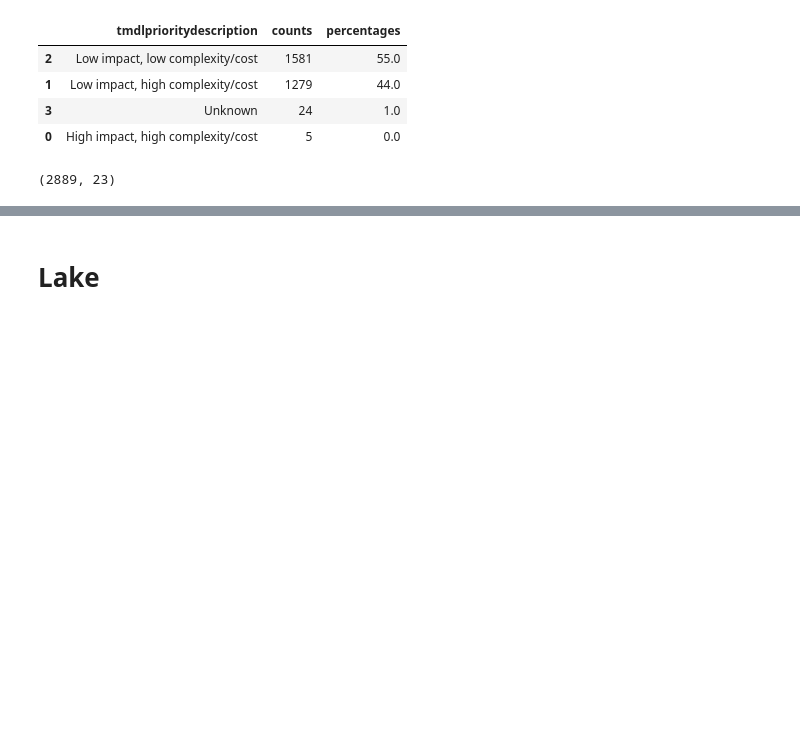
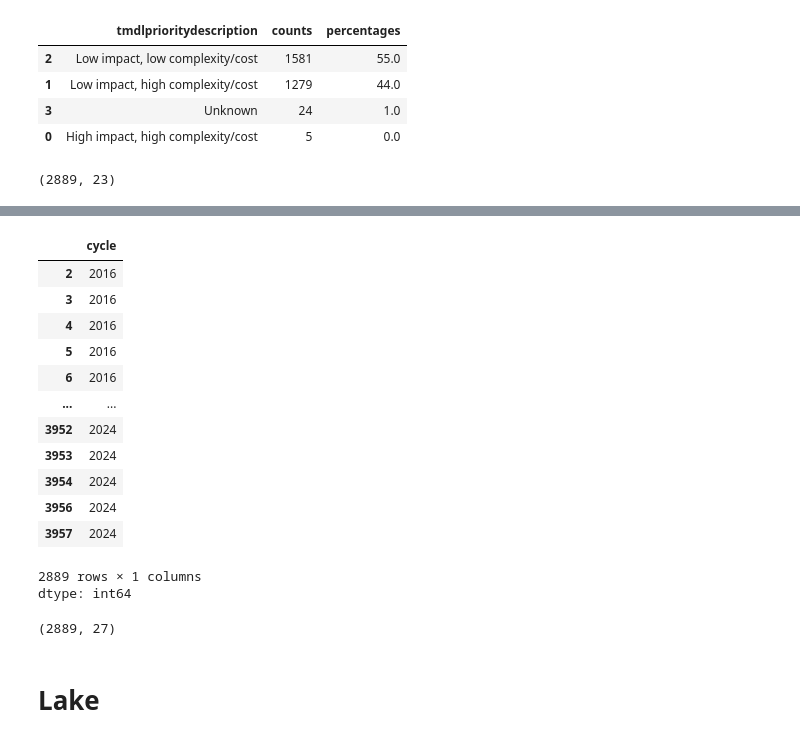
Before and after one commit to mocorderos/Water_Impair_Iowa, a Jupyter notebook: ImpairedWaterListFeb25.ipynb, the cells around one changed output, grey strips where cells are left out. Saved outputs shown, nothing was run; the diff lists cells and outputs as text; code cells hidden in the pictures; blank space fills up the shorter version.

```diff
--- a/ImpairedWaterListFeb25.ipynb
+++ b/ImpairedWaterListFeb25.ipynb
@@ -496,0 +486,18 @@ filtered_rivers.shape
+# %%
+# Check column cycle
+filtered_rivers['cycle']
+# %% [output]
+|  | cycle |
+| 2 | 2016 |
+| 3 | 2016 |
+| 4 | 2016 |
+| 5 | 2016 |
+| 6 | 2016 |
+| ... | ... |
+| 3952 | 2024 |
+| 3953 | 2024 |
+| 3954 | 2024 |
+| 3956 | 2024 |
+| 3957 | 2024 |
+2889 rows × 1 columns
+dtype: int64
@@ -497,3 +523,7 @@ filtered_rivers.shape
+# %%
+filtered_df.shape
+# %% [output]
+(2889, 27)
 # %% [markdown]
 # **Lake**
 # %%
```
Also changed, not shown: parts of 17 cells of this notebook.
